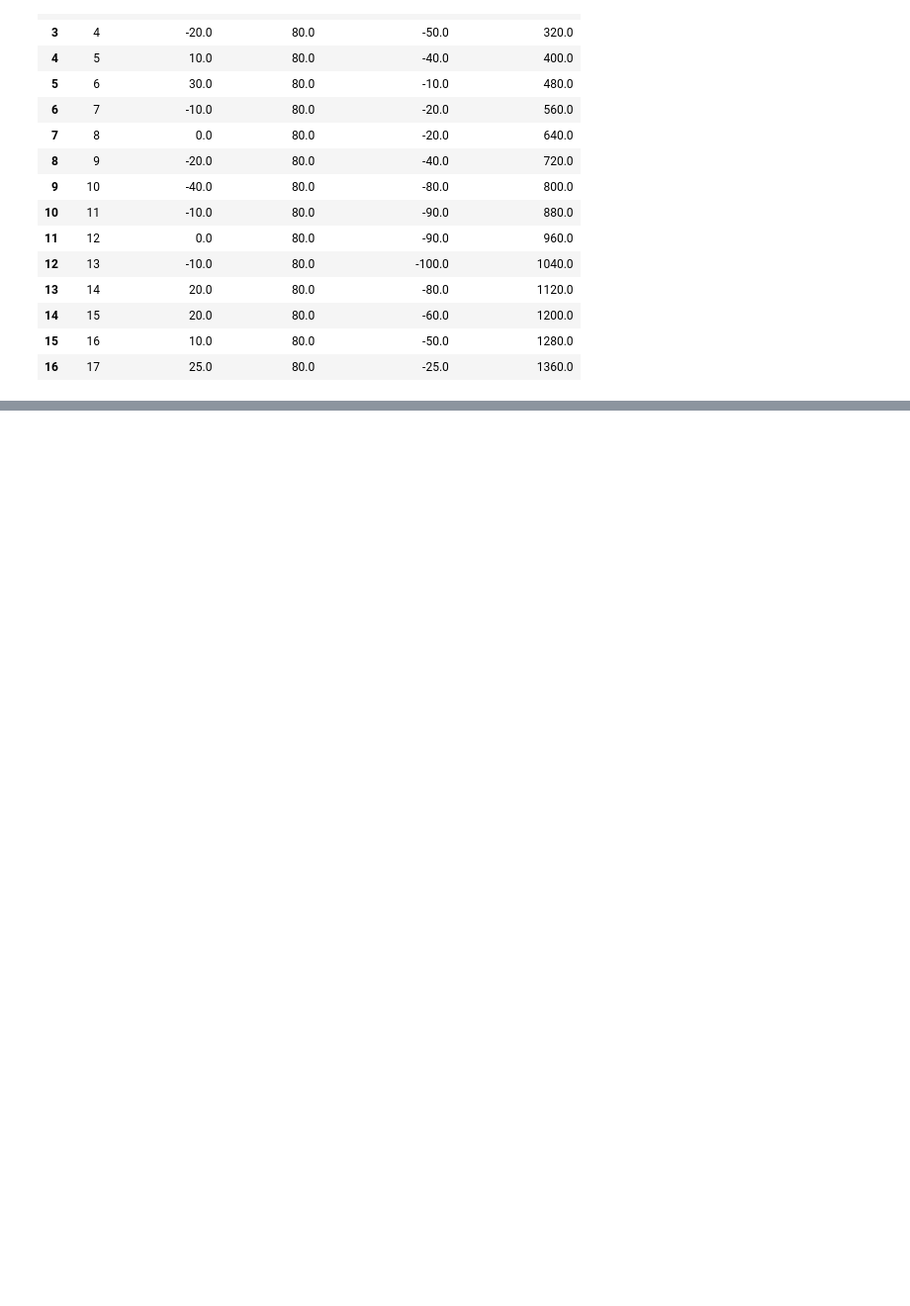
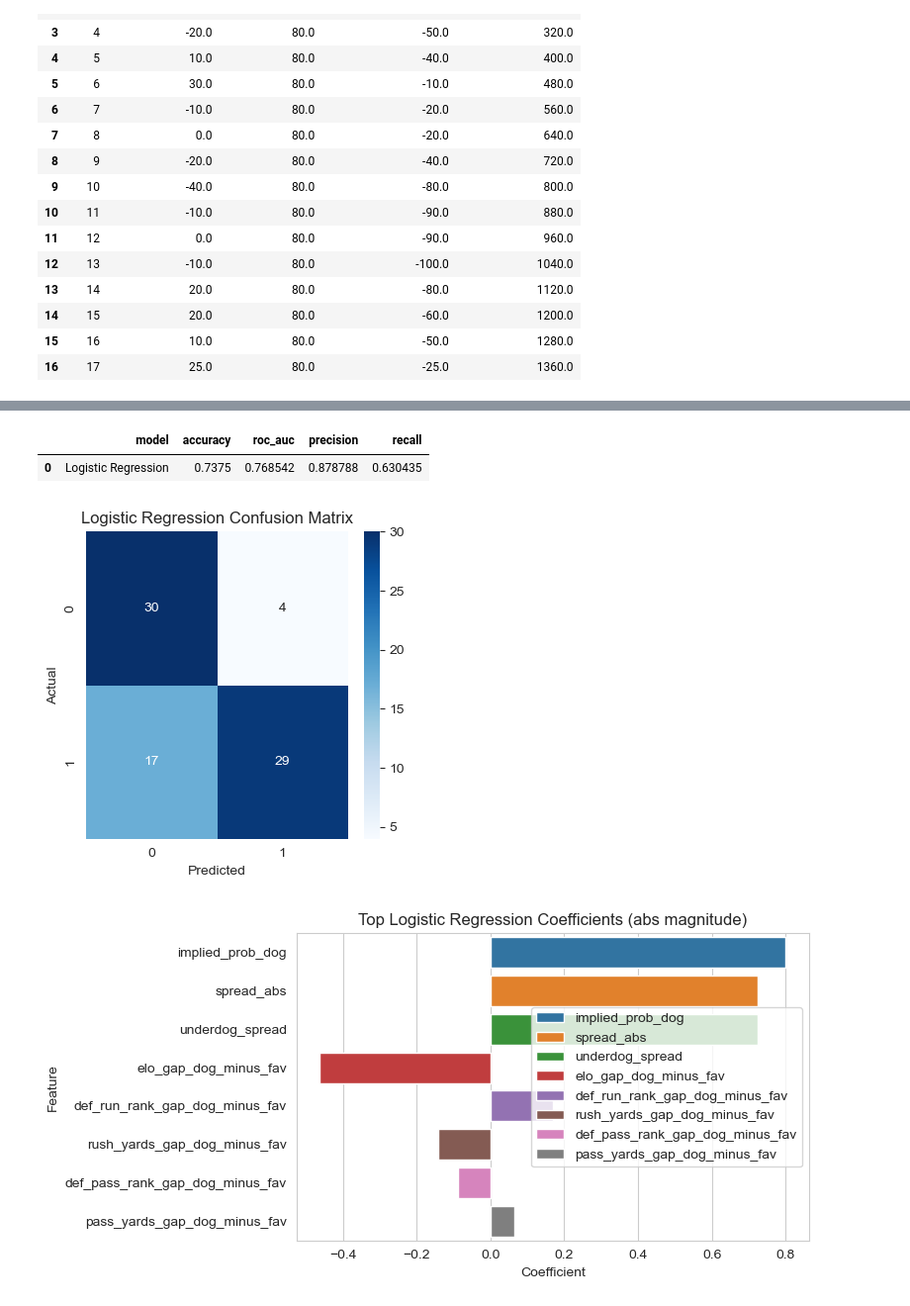
Before and after one commit to srikardabbara1/Data_Analysis_Final_Project, a Jupyter notebook: analysis.ipynb, the cells around one changed output, grey strips where cells are left out. Shown at 99% size. Saved outputs shown, nothing was run; the diff lists cells and outputs as text; code cells hidden in the pictures; blank space fills up the shorter version.

```diff
--- a/analysis.ipynb
+++ b/analysis.ipynb
@@ -228,0 +609,54 @@ weekly_spread_inverse
+# %%
+# Logistic Regression model
+logit_pipe = Pipeline(
+    steps=[
+        ("scaler", StandardScaler()),
+        ("model", LogisticRegression(max_iter=2000, random_state=42)),
+    ]
+)
+logit_pipe.fit(X_train, y_train)
+
+logit_proba = logit_pipe.predict_proba(X_test)[:, 1]
+logit_pred = (logit_proba >= 0.5).astype(int)
+
+def safe_roc_auc(y_true, y_score):
+    if len(np.unique(y_true)) < 2:
+        return np.nan
+    return roc_auc_score(y_true, y_score)
+
+logit_metrics = pd.DataFrame([
+    {
+        "model": "Logistic Regression",
+        "accuracy": accuracy_score(y_test, logit_pred),
+        "roc_auc": safe_roc_auc(y_test, logit_proba),
+        "precision": precision_score(y_test, logit_pred, zero_division=0),
+        "recall": recall_score(y_test, logit_pred, zero_division=0),
+    }
+])
+display(logit_metrics)
+
+cm_logit = confusion_matrix(y_test, logit_pred)
+plt.figure(figsize=(4, 4))
+sns.heatmap(cm_logit, annot=True, fmt="d", cmap="Blues")
+plt.title("Logistic Regression Confusion Matrix")
+plt.xlabel("Predicted")
+plt.ylabel("Actual")
+plt.tight_layout()
+plt.show()
+
+logit_coeffs = pd.Series(
+    logit_pipe.named_steps["model"].coef_[0], index=feature_cols
+).sort_values(key=np.abs, ascending=False)
+
+plt.figure(figsize=(8, 4))
+sns.barplot(x=logit_coeffs.values[:8], y=logit_coeffs.index[:8], hue=logit_coeffs.index[:8], dodge=False)
+plt.title("Top Logistic Regression Coefficients (abs magnitude)")
+plt.xlabel("Coefficient")
+plt.ylabel("Feature")
+plt.tight_layout()
+plt.show()
+# %% [output]
+|  | model | accuracy | roc_auc | precision | recall |
+| 0 | Logistic Regression | 0.7375 | 0.768542 | 0.878788 | 0.630435 |
+[figure, added]
+[figure, added]
```
Also changed, not shown: parts of 9 cells of this notebook, 1 other file.
